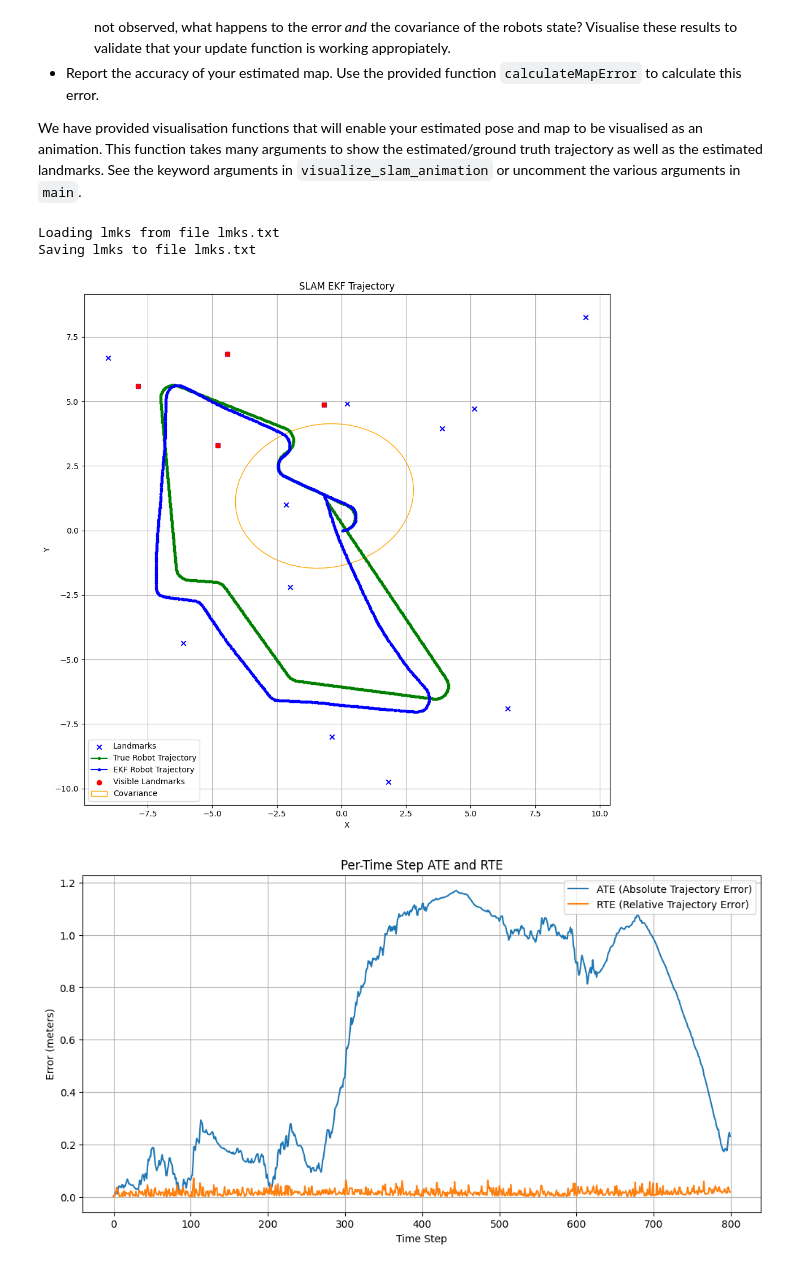
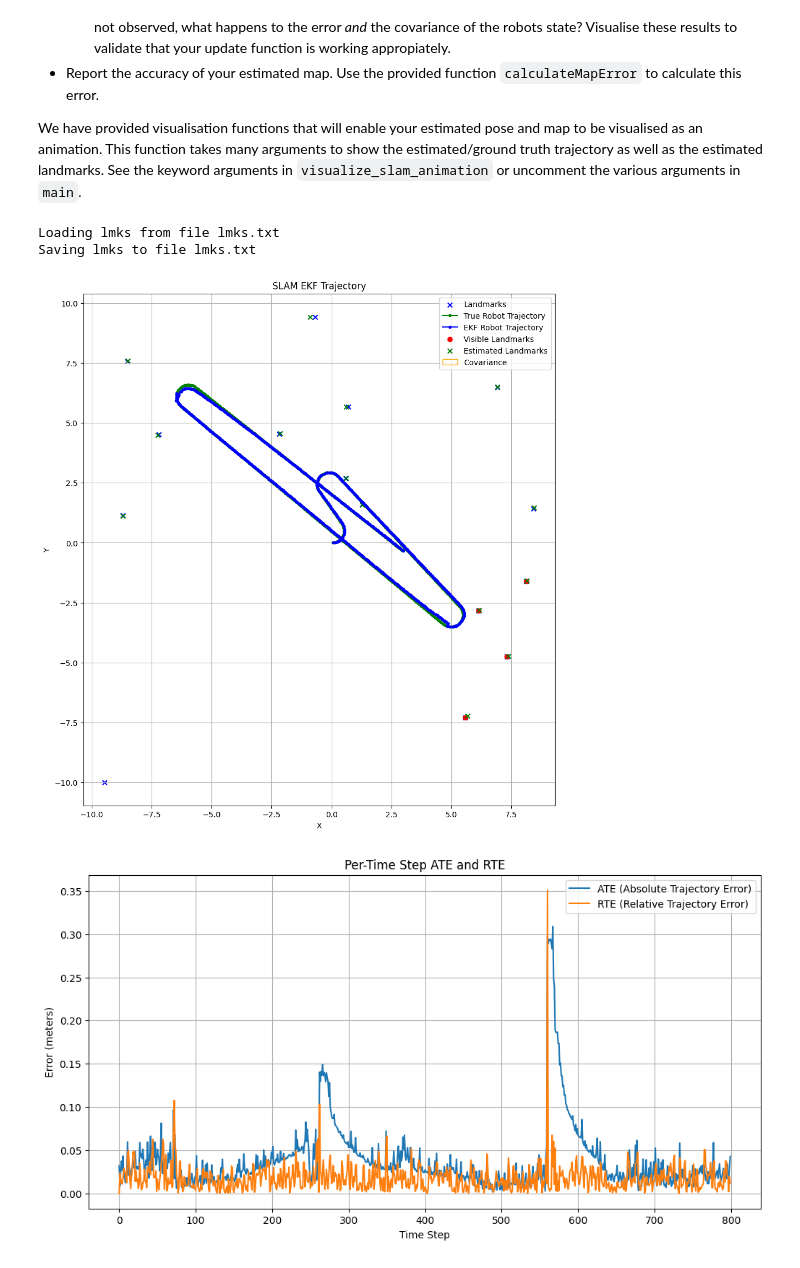
Before and after one commit to Jestin12/SegFaultExp, a Jupyter notebook: A3/P1_KalmanFilter/EKF.ipynb, the cells around one changed output. Cells and saved outputs as stored; diff of their text form; code cells hidden in the pictures.

```diff
--- a/A3/P1_KalmanFilter/EKF.ipynb
+++ b/A3/P1_KalmanFilter/EKF.ipynb
@@ -812,9 +812,9 @@ for t in range(num_steps):
     measurements, visible = simulation.get_landmark_measurements(true_pose)
     visible_landmarks_history.append(visible)
 
-    # if t % ekf_update_interval == 0:
-    #     ekf.update(measurements)
-    # ekf_landmarks_history.append(ekf.landmarks)
+    if t % ekf_update_interval == 0:
+        ekf.update(measurements)
+    ekf_landmarks_history.append(ekf.landmarks)
 
     ekf_trajectory_history.append(ekf.pose)
     ekf_covariance_history.append(ekf.pose_covariance)
@@ -849,32 +849,32 @@ visualize_slam_animation(fig, ax, simulation, as_animation=False,
 
 plt.show()
 
 time_steps = np.arange(num_steps)
 
 plt.figure(figsize=(12, 6))
 plt.plot(time_steps, ate_errors, label='ATE (Absolute Trajectory Error)')
 plt.plot(time_steps, rte_errors, label='RTE (Relative Trajectory Error)')
 plt.xlabel('Time Step')
 plt.ylabel('Error (meters)')
 plt.title('Per-Time Step ATE and RTE')
 plt.legend()
 plt.grid(True)
 plt.show()
 
 
 #Calculating error
 ### ATE and RTE ###
 ate, rte, ate_rms, rte_rms = calculateAteRte(trajectory, ekf_trajectory_history)
 
 print(f"ATE RMS: {ate_rms:.4f}")
 print(f"RTE RMS: {rte_rms:.4f}")
 
 ### MAP ERROR ###
 landmarks_ekf = {label: pos for label, pos in zip(ekf._landmark_index.keys(), ekf.landmarks)}
 map_error = calculateMapError(simulation, landmarks_ekf)
 print(f"Map Error: {map_error:.4f}")
 # %% [output]
 Loading lmks from file lmks.txt
 Saving lmks to file lmks.txt
-[figure, old version]
+[figure, new version]
-[figure, old version]
+[figure, new version]
```
Also changed, not shown: parts of 1 cell of this notebook, 1 other file.
